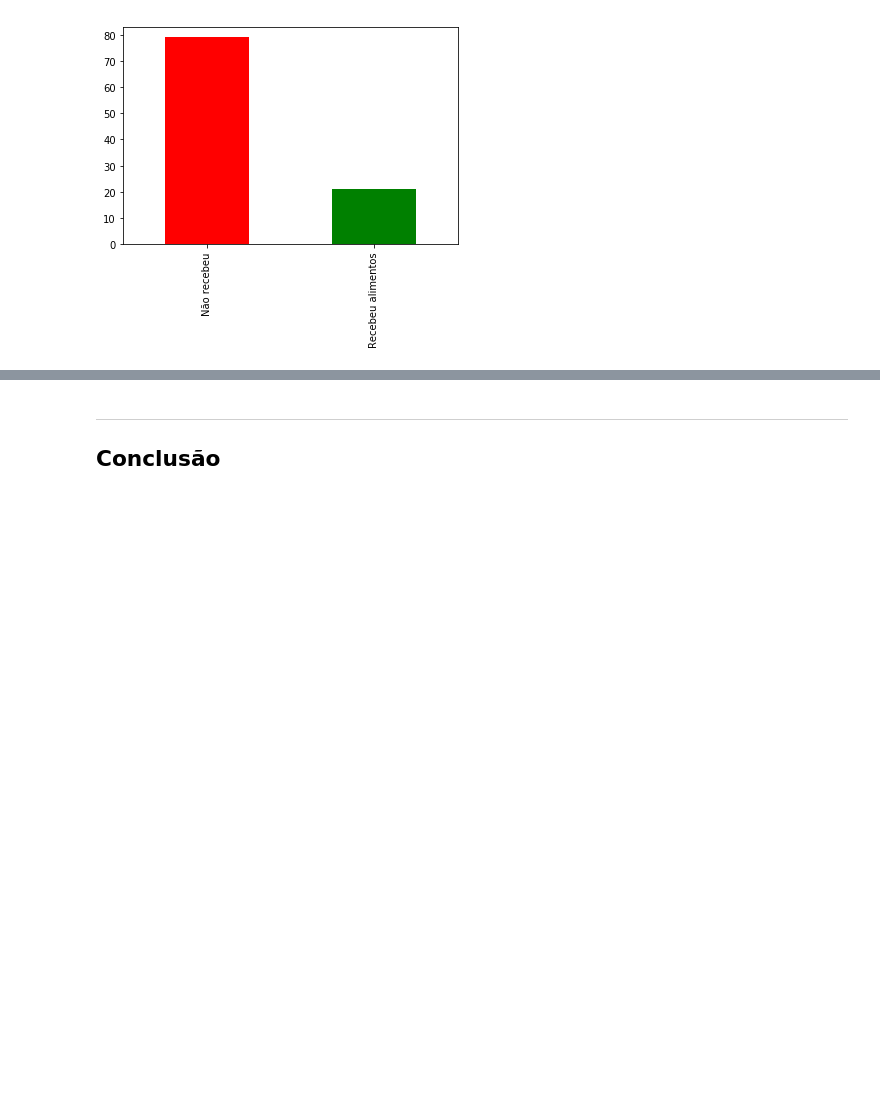
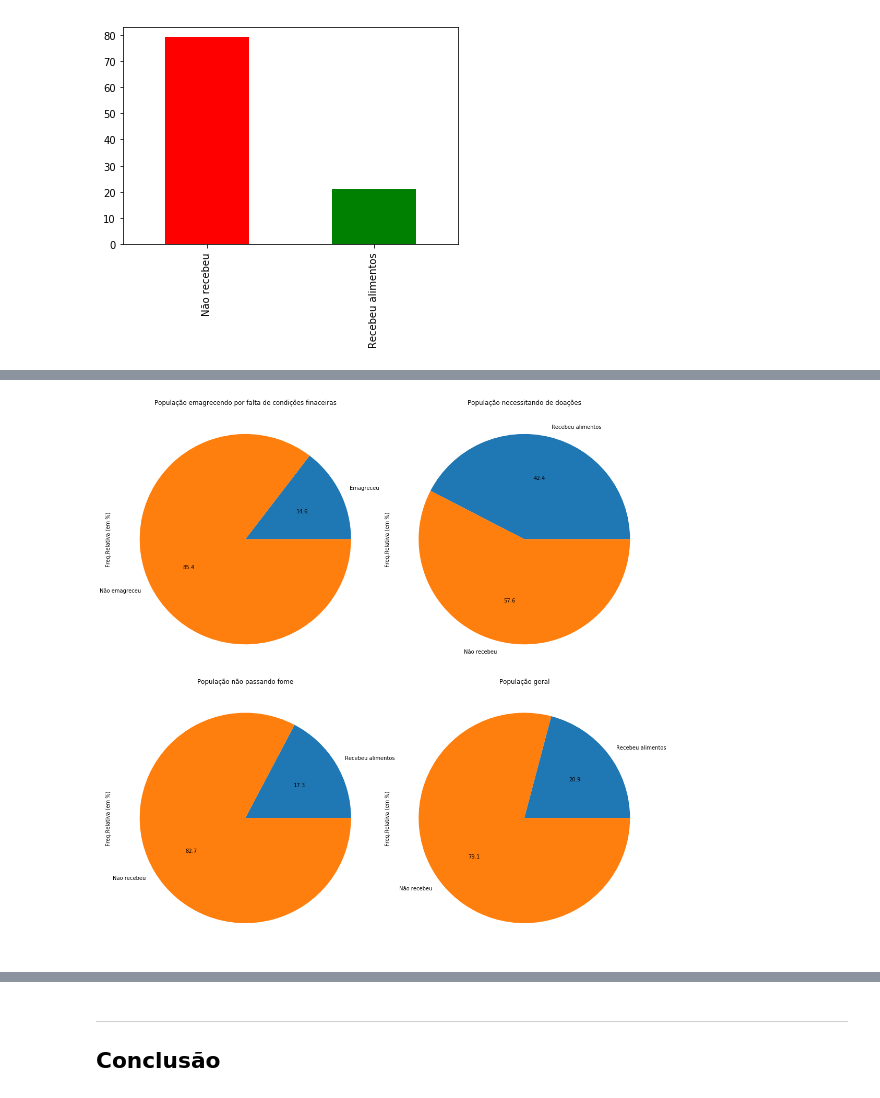
Before and after one commit to leonardoimakuma/projeto-1---CI-NCIA-DOS-DADOS, a Jupyter notebook: Projeto1 Layout.ipynb, the cells around one changed output, grey strips where cells are left out. Drawn from its saved outputs; the diff is of its cells as text; code cells hidden in the pictures; blank space fills up the shorter version.

```diff
--- a/Projeto1 Layout.ipynb
+++ b/Projeto1 Layout.ipynb
@@ -67,3 +69,11 @@ dadosMagros = dadosCompletos[(dadosCompletos.V2119 == 'Emagreceu')]
+# %%
+recebeuComida=dadosCompletos.loc[(dadosCompletos['V2136'] =='Recebeu alimentos' ) ]
+naoRecebeuComida=dadosCompletos.loc[(dadosCompletos['V2136'] =='Não recebeu' ) ]
+dadosNaoMagros=dadosCompletos.loc[(dadosCompletos['V2119'] =='Não emagreceu' ) ]
+dadosMagros=dadosCompletos.loc[(dadosCompletos['V2119'] =='Emagreceu' ) ]
+dadosMagrosRecebe=dadosMagros.loc[(dadosMagros['V2136'] =='Recebeu alimentos') ]
+dadosMagrosNaoRecebe=dadosMagros.loc[(dadosMagros['V2136'] =='Não recebeu') ]
+dadosNaoMagrosRecebe=dadosNaoMagros.loc[(dadosNaoMagros['V2136'] =='Recebeu alimentos') ]
 # %%
 RENDA_cat = pd.cut(dadosMagros.V4621, bins=10)
 # %%
@@ -203,0 +154,37 @@ cruzamento3.plot(kind="bar")
+# %%
+fig = plt.figure(figsize=(15, 15))
+
+fomeMagro = (dadosCompletos.V2119.value_counts(sort=False, normalize=True)*100)#.round(decimals=1)
+plt.subplot(221)
+plot = fomeMagro.plot(kind='pie',title='População emagrecendo por falta de condições finaceiras',autopct='%.1f')
+plt.ylabel('Freq.Relativa (em %)')
+plt.xlabel('')
+
+
+
+fome = (dadosMagros.V2136.value_counts(sort=False, normalize=True)*100).round(decimals=1)
+
+plt.subplot(222)
+plot = fome.plot(kind='pie',title='População necessitando de doações',autopct='%.1f')
+plt.ylabel('Freq.Relativa (em %)')
+plt.xlabel('')
+###########################################################################################################################
+semfome = (dadosNaoMagros.V2136.value_counts(sort=False, normalize=True)*100).round(decimals=1)
+
+plt.subplot(223)
+plot = semfome.plot(kind='pie',title='População não passando fome',autopct='%.1f')
+plt.ylabel('Freq.Relativa (em %)')
+plt.xlabel('')
+###########################################################################################################################
+recebendo = (dadosCompletos.V2136.value_counts(sort=False, normalize=True)*100).round(decimals=1)
+
+plt.subplot(224)
+plot = recebendo.plot(kind='pie',title='População geral',autopct='%.1f')
+plt.ylabel('Freq.Relativa (em %)')
+plt.xlabel('')
+
+
+plt.tight_layout()
+plt.show()
+# %% [output]
+[figure, added]
```
Also changed, not shown: parts of 21 cells of this notebook.
